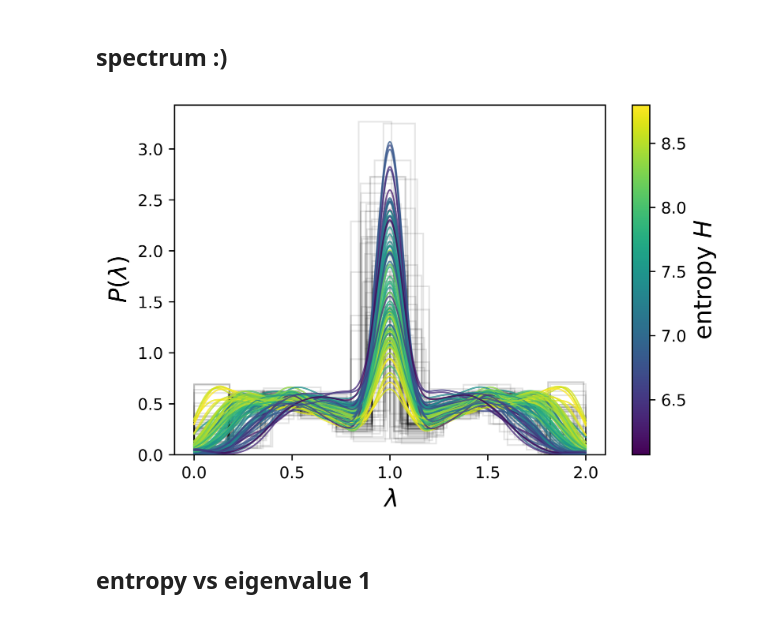
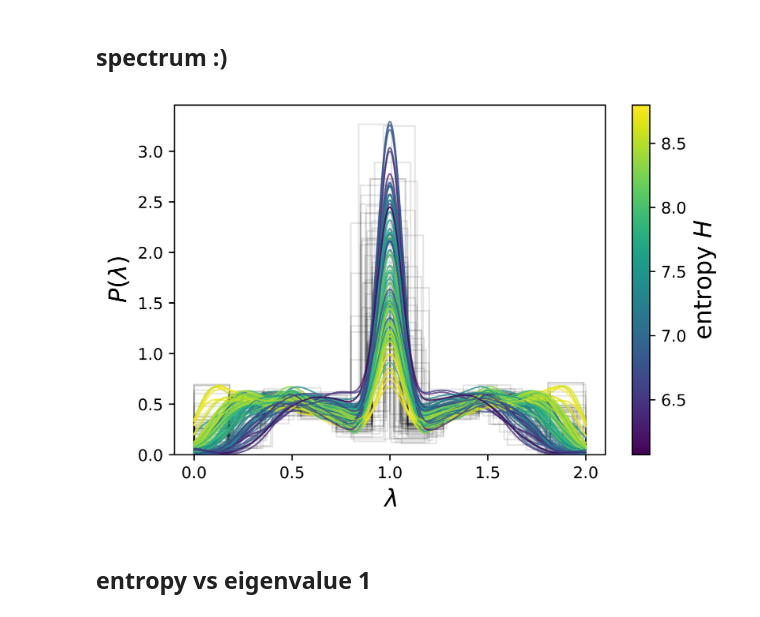
Before and after one commit to javiervz/indigenous-americas, a Jupyter notebook: laplacian.ipynb, the cells around one changed output. Drawn from its saved outputs; the diff is of its cells as text; code cells hidden in the pictures.

```diff
--- a/laplacian.ipynb
+++ b/laplacian.ipynb
@@ -216,7 +216,7 @@ for i in range(len(x)):
 
     language=list(vectors.keys())[i]
 
-    if families_languages[language] not in ['quechuan','mayan','otomanguean','panoan','maipurean','jivaroan','algic','zaparoan']:
+    if families_languages[language] not in ['quechuan','mayan','otomanguean','panoan','maipurean']:#,'jivaroan','algic','zaparoan']:
 
         ax.plot(x[i],y[i],marker='x',color='k',markersize=3,markeredgecolor='k',markeredgewidth=1,alpha=0.75,fillstyle='full',clip_on=True)
 
@@ -225,9 +225,9 @@ ax.plot([x[i] for i in [list(vectors.keys()).index(language) for language in vec
 ax.plot([x[i] for i in [list(vectors.keys()).index(language) for language in vectors.keys() if families_languages[language]=='quechuan']],[y[i] for i in [list(vectors.keys()).index(language) for language in vectors.keys() if families_languages[language]=='quechuan']],'s',color='r',markersize=6,markeredgewidth=0.5,markeredgecolor='k',alpha=0.75,fillstyle='full',clip_on=True,label='Quechuan')
 ax.plot([x[i] for i in [list(vectors.keys()).index(language) for language in vectors.keys() if families_languages[language]=='panoan']],[y[i] for i in [list(vectors.keys()).index(language) for language in vectors.keys() if families_languages[language]=='panoan']],'H',color='green',markersize=6,markeredgewidth=0.5,markeredgecolor='k',alpha=0.75,fillstyle='full',clip_on=True,label='Panoan')
 ax.plot([x[i] for i in [list(vectors.keys()).index(language) for language in vectors.keys() if families_languages[language]=='maipurean']],[y[i] for i in [list(vectors.keys()).index(language) for language in vectors.keys() if families_languages[language]=='maipurean']],'P',color='b',markersize=6,markeredgewidth=0.5,markeredgecolor='k',alpha=0.75,fillstyle='full',clip_on=True,label='Maipurean')
-ax.plot([x[i] for i in [list(vectors.keys()).index(language) for language in vectors.keys() if families_languages[language]=='jivaroan']],[y[i] for i in [list(vectors.keys()).index(language) for language in vectors.keys() if families_languages[language]=='jivaroan']],'X',color='yellow',markersize=6,markeredgewidth=0.5,markeredgecolor='k',alpha=0.75,fillstyle='full',clip_on=True,label='Jivaroan')
-ax.plot([x[i] for i in [list(vectors.keys()).index(language) for language in vectors.keys() if families_languages[language]=='algic']],[y[i] for i in [list(vectors.keys()).index(language) for language in vectors.keys() if families_languages[language]=='algic']],'*',color='cyan',markersize=6,markeredgewidth=0.5,markeredgecolor='k',alpha=0.75,fillstyle='full',clip_on=True,label='Algic')
-ax.plot([x[i] for i in [list(vectors.keys()).index(language) for language in vectors.keys() if families_languages[language]=='zaparoan']],[y[i] for i in [list(vectors.keys()).index(language) for language in vectors.keys() if families_languages[language]=='zaparoan']],'v',color='lime',markersize=6,markeredgewidth=0.5,markeredgecolor='k',alpha=0.75,fillstyle='full',clip_on=True,label='Zaparoan')
+#ax.plot([x[i] for i in [list(vectors.keys()).index(language) for language in vectors.keys() if families_languages[language]=='jivaroan']],[y[i] for i in [list(vectors.keys()).index(language) for language in vectors.keys() if families_languages[language]=='jivaroan']],'X',color='yellow',markersize=6,markeredgewidth=0.5,markeredgecolor='k',alpha=0.75,fillstyle='full',clip_on=True,label='Jivaroan')
+#ax.plot([x[i] for i in [list(vectors.keys()).index(language) for language in vectors.keys() if families_languages[language]=='algic']],[y[i] for i in [list(vectors.keys()).index(language) for language in vectors.keys() if families_languages[language]=='algic']],'*',color='cyan',markersize=6,markeredgewidth=0.5,markeredgecolor='k',alpha=0.75,fillstyle='full',clip_on=True,label='Algic')
+#ax.plot([x[i] for i in [list(vectors.keys()).index(language) for language in vectors.keys() if families_languages[language]=='zaparoan']],[y[i] for i in [list(vectors.keys()).index(language) for language in vectors.keys() if families_languages[language]=='zaparoan']],'v',color='lime',markersize=6,markeredgewidth=0.5,markeredgecolor='k',alpha=0.75,fillstyle='full',clip_on=True,label='Zaparoan')
 
 plt.grid(False)
 plt.legend(loc='best')
@@ -250,7 +250,7 @@ Y=[]
 
 for language in vectors.keys():
 
-    if families_languages[language] in ['quechuan','mayan','otomanguean','panoan','maipurean','jivaroan','algic','zaparoan']:
+    if families_languages[language] in ['quechuan','mayan','otomanguean','panoan','maipurean']:#,'jivaroan','algic','zaparoan']:
 
         X+=[vectors[language]]
 
@@ -274,17 +274,17 @@ for language in vectors.keys():
 
         Y+=[4]
 
-    if families_languages[language] in ['jivaroan']:
+    #if families_languages[language] in ['jivaroan']:
 
-        Y+=[5]
+    #    Y+=[5]
 
-    if families_languages[language] in ['algic']:
+    #if families_languages[language] in ['algic']:
 
-        Y+=[6]
+   #     Y+=[6]
 
-    if families_languages[language] in ['zaparoan']:
+    #if families_languages[language] in ['zaparoan']:
 
-        Y+=[7]
+    #    Y+=[7]
 
 X_train, X_test, y_train, y_test = train_test_split(X, Y, test_size=.2, random_state=42)
 # %%
@@ -519,10 +526,16 @@ for language in graphs.keys():
     #print(language)
     G=graphs[language]
     spectrum_languages[language]=sorted([np.real(n) for n in spectrum(G)])
+# %%
+energy_languages={}
+
+for language in graphs.keys():
+    #print(language)
+    energy_languages[language]=sum([np.abs(x-1) for x in spectrum_languages[language]])
 # %% [markdown]
 ## spectrum :)
 # %%
-L=[]
+L={}
 fig, ax = plt.subplots(dpi=800)
 
 import matplotlib.colors
@@ -532,37 +545,37 @@ norm = matplotlib.colors.Normalize(vmin=min(entropy_languages.values()), vmax=ma
 for language in spectrum_languages.keys():
     data = np.array(spectrum_languages[language])
     plt.hist(data, bins='doane', cumulative=False, alpha=0.1,histtype='step',stacked=False,density=True,
         zorder=5, edgecolor='k')
     kde = sm.nonparametric.KDEUnivariate(data)
-    kde.fit(bw=0.07) # Estimate the densities
+    kde.fit(bw=0.065) # Estimate the densities
     X=np.linspace(0, 2, num=1000)
     prediction=[kde.evaluate(x) for x in X]
-    L+=[prediction]
+    L[language]=prediction
 
     ax.plot(X, prediction, '-', lw=1, color=cmap(norm(entropy_languages[language])), alpha=0.75, zorder=10)
 
-L=[[np.mean(x),np.std(x)] for x in list(zip(*L))]
+#L=[[np.mean(x),np.std(x)] for x in list(zip(*L))]
 
 #plt.plot(X, L, '-', lw=2, alpha=1, color='k', zorder=10, label='average language')
 
 sma = plt.cm.ScalarMappable(cmap=cmap, norm=norm)
 sma.set_array([])  # only needed for matplotlib < 3.1
 #fig.colorbar(sma)
 #cbar.set_label(r'$H$', rotation=270)
 
 cbar = fig.colorbar(sma)
 cbar.ax.set_ylabel(r'entropy $H$',fontsize=15)
 
 #plt.legend(loc='upper left',fontsize=12)
 #plt.xlim([-10,10])
 #plt.ylim([0., 3])
 plt.xlabel(r'$\lambda$',fontsize=15)
 plt.ylabel(r'$P(\lambda)$',fontsize=15)
 plt.rcParams.update({'font.size': 10})
 plt.savefig('spectrum.jpg', format='jpg', transparent=True, bbox_inches='tight',dpi=800)
 plt.show()
 # %% [output]
-[figure, old version]
+[figure, new version]
 # %% [markdown]
 ## entropy vs eigenvalue 1
 # %%
```
Also changed, not shown: parts of 20 cells of this notebook, 4 other files.
